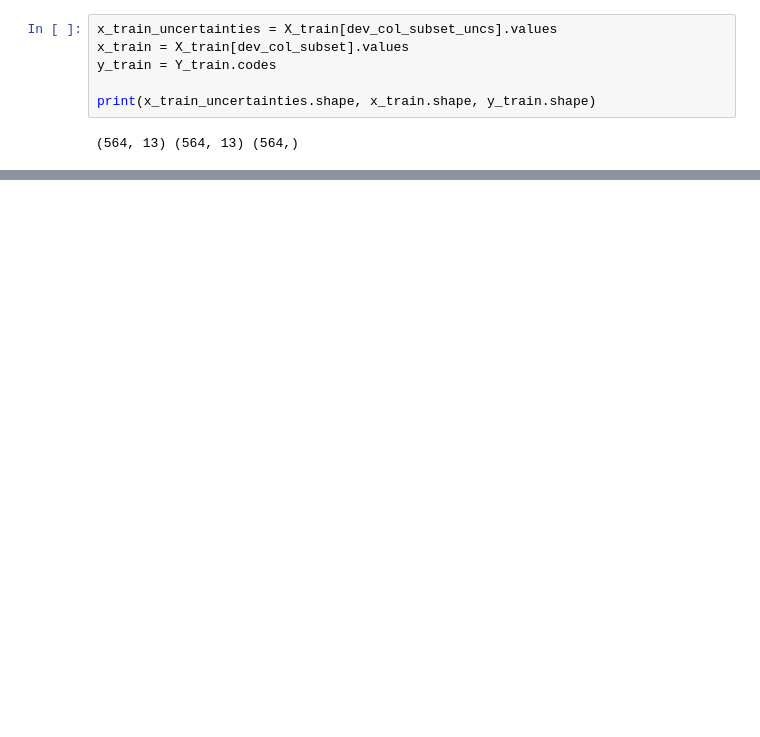
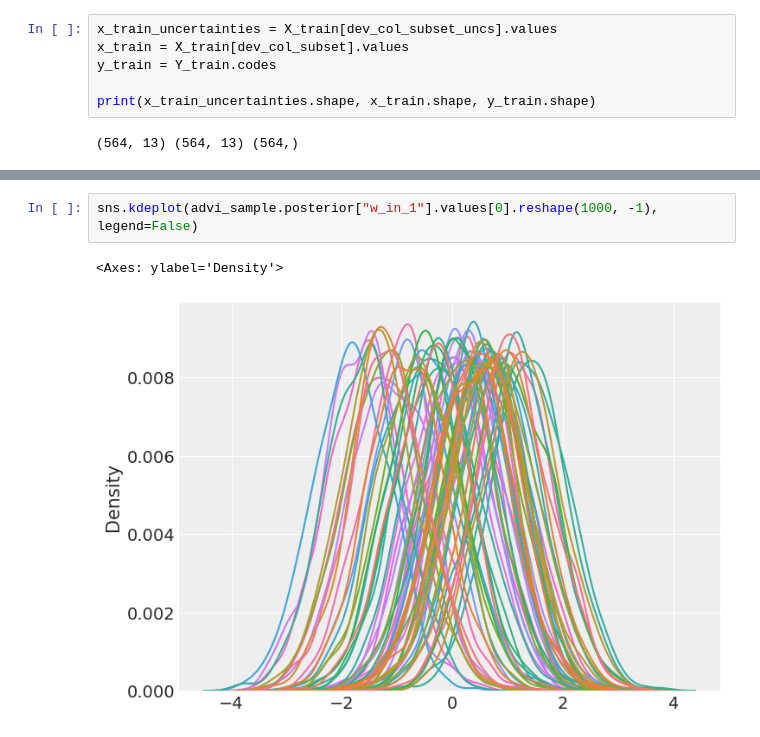
Before and after one commit to pscicluna/LMC_Machine_Learning, a Jupyter notebook: src/lmc_machine_learning/test_model.ipynb, the cells around one changed output, grey strips where cells are left out. Saved outputs shown, nothing was run; the diff lists cells and outputs as text; blank space fills up the shorter version.

```diff
--- a/src/lmc_machine_learning/test_model.ipynb
+++ b/src/lmc_machine_learning/test_model.ipynb
@@ -315,0 +455,5 @@ print(tracker['mean'][0].shape, tracker['std'][0].shape)
+# %%
+sns.kdeplot(advi_sample.posterior["w_in_1"].values[0].reshape(1000, -1), legend=False)
+# %% [output]
+<Axes: ylabel='Density'>
+[figure, added]
```
Also changed, not shown: parts of 23 cells of this notebook.
